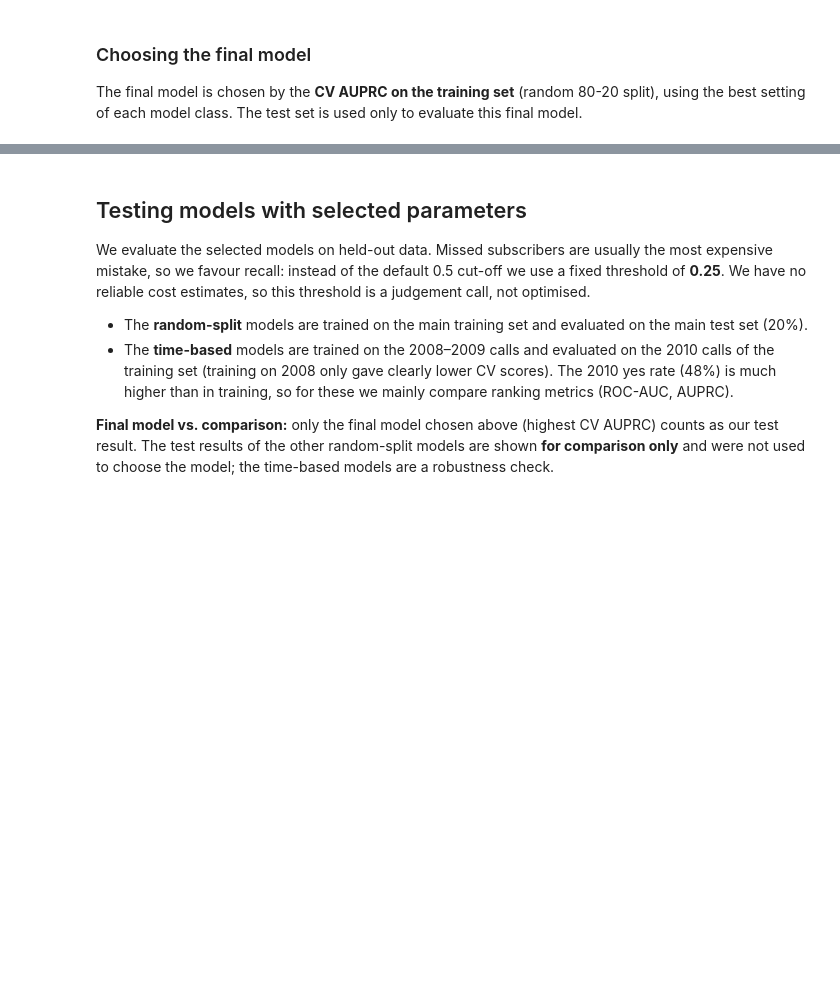
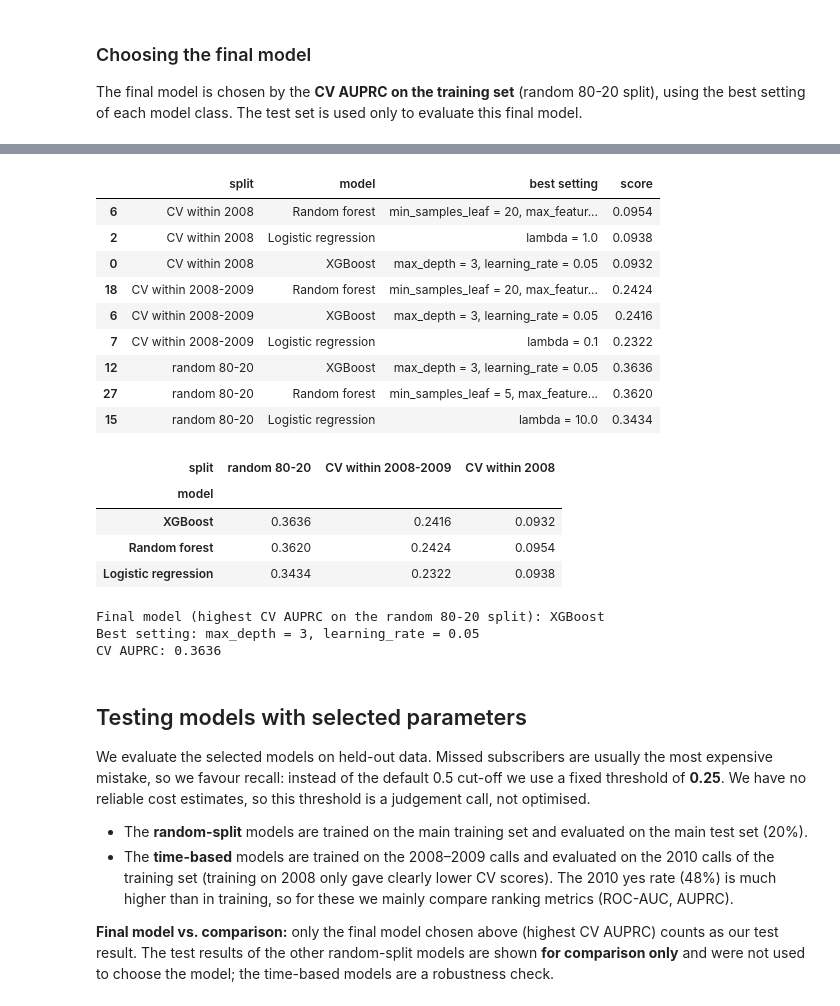
Before and after one commit to abigmugofcoffee/ml_hw, a Jupyter notebook: bank_marketing_project.ipynb, the cells around one changed output, grey strips where cells are left out. Drawn from its saved outputs; the diff is of its cells as text; code cells hidden in the pictures; blank space fills up the shorter version.

Commit message:
Compare 3 models with mean CV AUPRC over 5 folds.

```diff
--- a/bank_marketing_project.ipynb
+++ b/bank_marketing_project.ipynb
@@ -752,3 +752,68 @@ Final model (highest CV AUPRC): XGBoost
+# %%
+# 1. Best setting of each model on each training set (mean CV AUPRC over 5 folds)
+
+# Logistic regression: best lambda per split
+lr_best = scores_regression.loc[scores_regression.groupby("split")["score"].idxmax()].copy()
+lr_best["model"] = "Logistic regression"
+lr_best["best setting"] = "lambda = " + lr_best["lambda"].astype(str)
+
+# Random forest: best setting per split
+rf_best = rf_hyperparameters.copy()
+rf_best["model"] = "Random forest"
+rf_best["best setting"] = ("min_samples_leaf = " + rf_best["min_samples_leaf"].astype(str)
+                           + ", max_features = " + rf_best["max_features"].astype(str))
+
+# XGBoost: best setting per split
+xgb_best = best_xgb_per_split.copy()
+xgb_best["model"] = "XGBoost"
+xgb_best["best setting"] = ("max_depth = " + xgb_best["max_depth"].astype(str)
+                            + ", learning_rate = " + xgb_best["learning_rate"].astype(str))
+
+# Put the three tables together
+model_comparison = pd.concat([lr_best, rf_best, xgb_best])
+model_comparison = model_comparison[["split", "model", "best setting", "score"]]
+model_comparison = model_comparison.sort_values(["split", "score"], ascending=[True, False])
+model_comparison["score"] = model_comparison["score"].astype(float).round(4)
+
+display(model_comparison)
+
+# 2. Scores side by side: models as rows, training sets as columns
+
+score_table = model_comparison.pivot(index="model", columns="split", values="score")
+score_table = score_table[["random 80-20", "CV within 2008-2009", "CV within 2008"]]
+score_table = score_table.sort_values("random 80-20", ascending=False)
+
+display(score_table.style.highlight_max(axis=0, color="lightgreen").format("{:.4f}"))
+
+# 3. Choose the final model: highest CV AUPRC on the main split (random 80-20)
+
+main_split = model_comparison[model_comparison["split"] == "random 80-20"]
+main_split = main_split.sort_values("score", ascending=False)
+
+final_model_name = main_split["model"].iloc[0]
+
+print("Final model (highest CV AUPRC on the random 80-20 split):", final_model_name)
+print("Best setting:", main_split["best setting"].iloc[0])
+print("CV AUPRC:", main_split["score"].iloc[0])
+# %% [output]
+|  | split | model | best setting | score |
+| 6 | CV within 2008 | Random forest | min_samples_leaf = 20, max_featur... | 0.0954 |
+| 2 | CV within 2008 | Logistic regression | lambda = 1.0 | 0.0938 |
+| 0 | CV within 2008 | XGBoost | max_depth = 3, learning_rate = 0.05 | 0.0932 |
+| 18 | CV within 2008-2009 | Random forest | min_samples_leaf = 20, max_featur... | 0.2424 |
+| 6 | CV within 2008-2009 | XGBoost | max_depth = 3, learning_rate = 0.05 | 0.2416 |
+| 7 | CV within 2008-2009 | Logistic regression | lambda = 0.1 | 0.2322 |
+| 12 | random 80-20 | XGBoost | max_depth = 3, learning_rate = 0.05 | 0.3636 |
+| 27 | random 80-20 | Random forest | min_samples_leaf = 5, max_feature... | 0.3620 |
+| 15 | random 80-20 | Logistic regression | lambda = 10.0 | 0.3434 |
+| split | random 80-20 | CV within 2008-2009 | CV within 2008 |
+| model |  |  |  |
+| XGBoost | 0.3636 | 0.2416 | 0.0932 |
+| Random forest | 0.3620 | 0.2424 | 0.0954 |
+| Logistic regression | 0.3434 | 0.2322 | 0.0938 |
+Final model (highest CV AUPRC on the random 80-20 split): XGBoost
+Best setting: max_depth = 3, learning_rate = 0.05
+CV AUPRC: 0.3636
 # %% [markdown]
 ## Testing models with selected parameters
 
```
Also changed, not shown: parts of 15 cells of this notebook.
